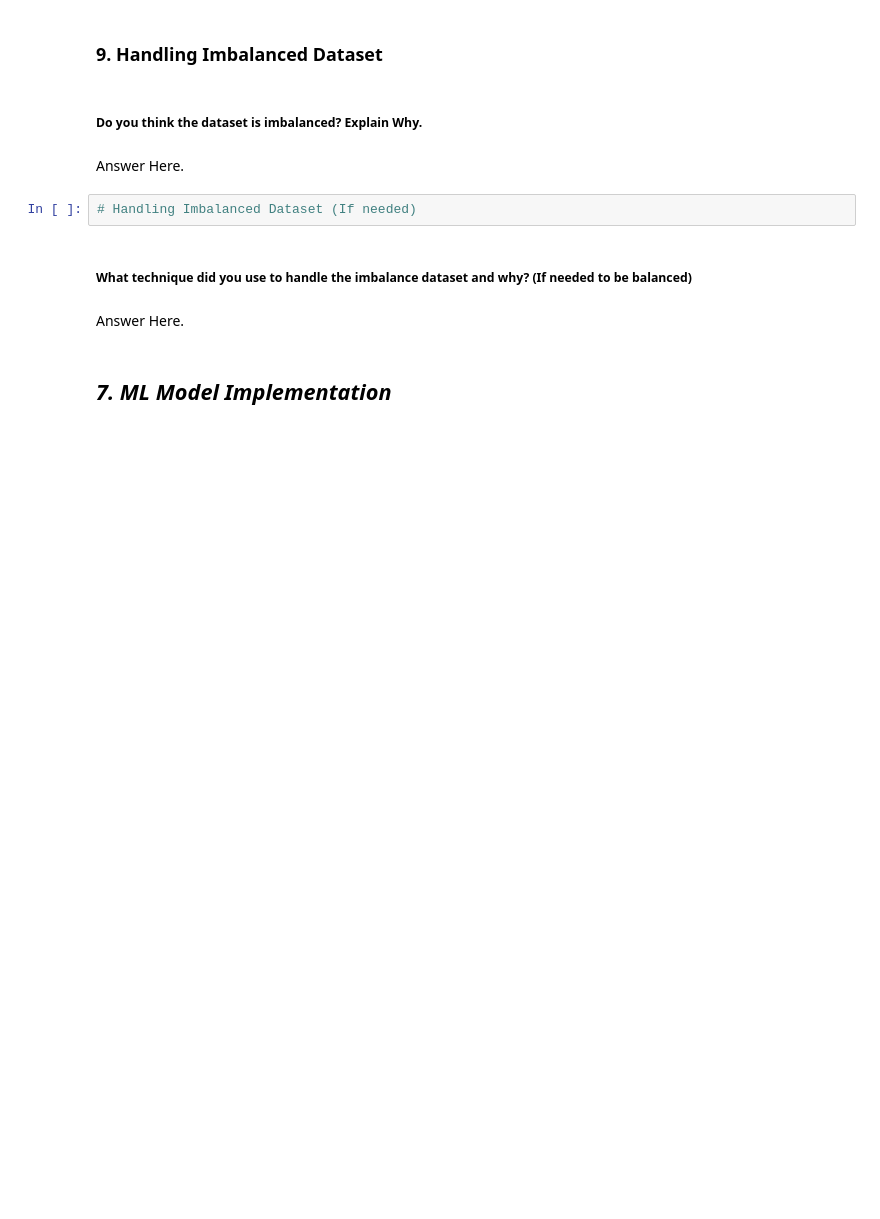
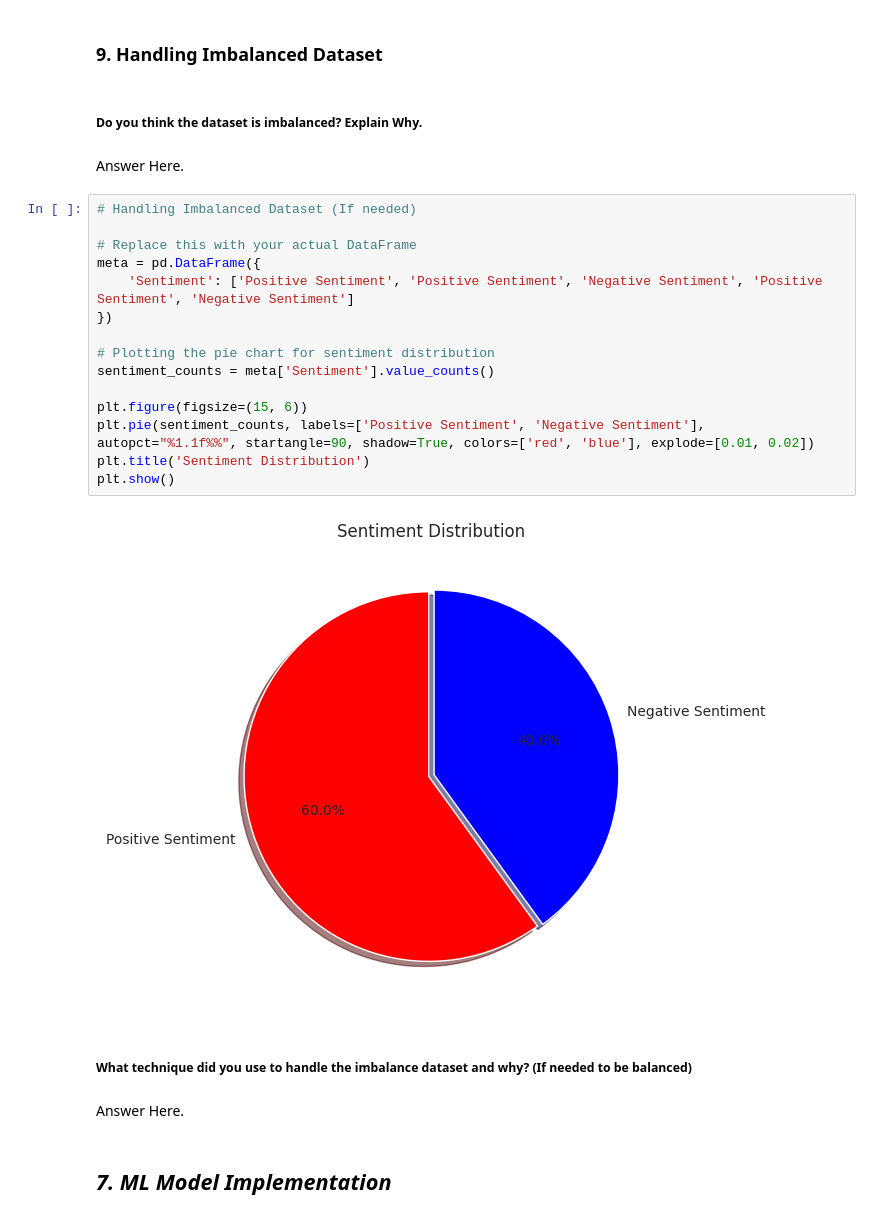
Before and after one commit to Manoharjha333/Zomato-Restaurant-Clustering-And-Sentiment-Analysis, a Jupyter notebook: Zomato_Restaurant_Clustering_And_Sentiment_Analysis.ipynb, the cells around one changed output. Saved outputs shown, nothing was run; the diff lists cells and outputs as text; blank space fills up the shorter version.

```diff
--- a/Zomato_Restaurant_Clustering_And_Sentiment_Analysis.ipynb
+++ b/Zomato_Restaurant_Clustering_And_Sentiment_Analysis.ipynb
@@ -1898,8 +1953,23 @@ Answer Here.
 ##### Do you think the dataset is imbalanced? Explain Why.
 # %% [markdown]
 Answer Here.
-# %%
-# Handling Imbalanced Dataset (If needed)
+# %%
+# Handling Imbalanced Dataset (If needed)
+
+# Replace this with your actual DataFrame
+meta = pd.DataFrame({
+    'Sentiment': ['Positive Sentiment', 'Positive Sentiment', 'Negative Sentiment', 'Positive Sentiment', 'Negative Sentiment']
+})
+
+# Plotting the pie chart for sentiment distribution
+sentiment_counts = meta['Sentiment'].value_counts()
+
+plt.figure(figsize=(15, 6))
+plt.pie(sentiment_counts, labels=['Positive Sentiment', 'Negative Sentiment'], autopct="%1.1f%%", startangle=90, shadow=True, colors=['red', 'blue'], explode=[0.01, 0.02])
+plt.title('Sentiment Distribution')
+plt.show()
+# %% [output]
+[figure, added]
 # %% [markdown]
 ##### What technique did you use to handle the imbalance dataset and why? (If needed to be balanced)
 # %% [markdown]
```
Also changed, not shown: parts of 29 cells of this notebook.
